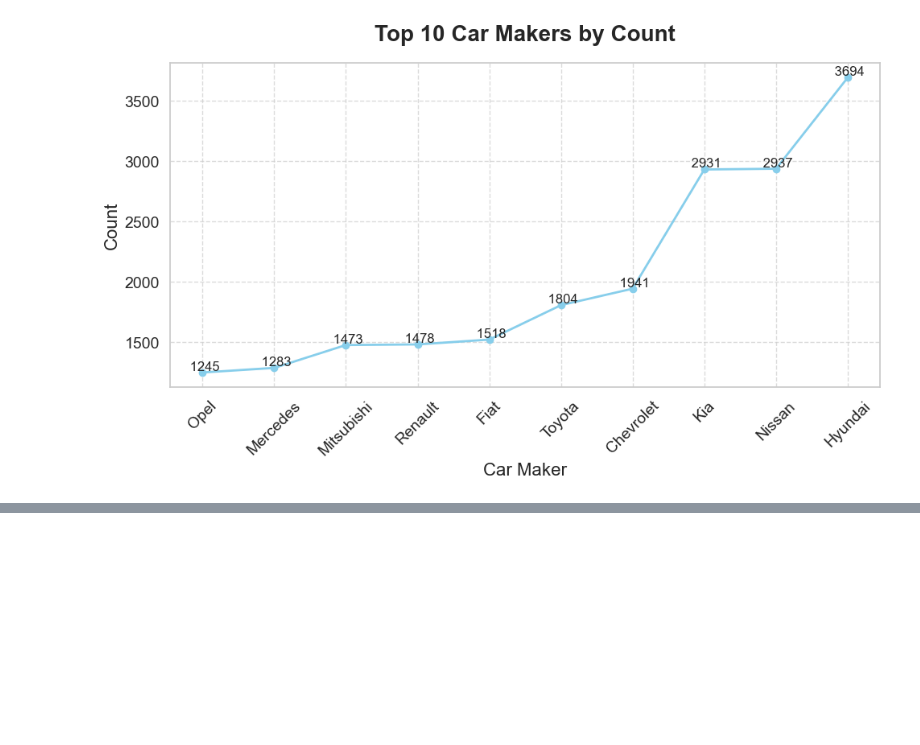
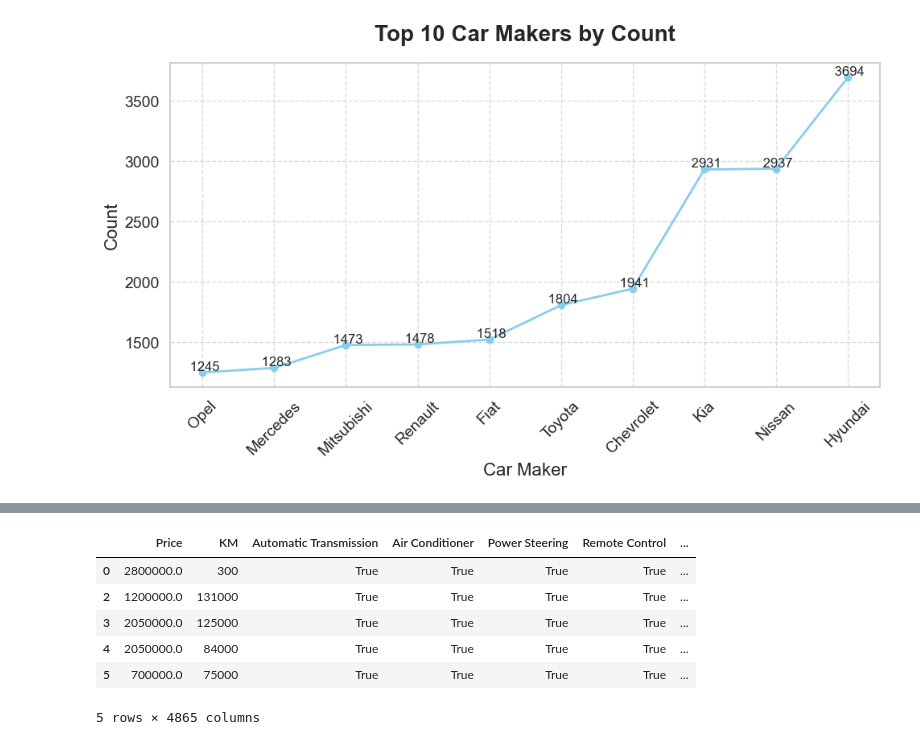
Before and after one commit to SridharGuggilla/Egyptian-Used-car-price-prediction, a Jupyter notebook: Egypt Used cars prediction.ipynb, the cells around one changed output, grey strips where cells are left out. Cells and saved outputs as stored; diff of their text form; code cells hidden in the pictures; blank space fills up the shorter version.

```diff
--- a/Egypt Used cars prediction.ipynb
+++ b/Egypt Used cars prediction.ipynb
@@ -210,0 +237,2 @@ fig.show()
+# %%
+df.drop(columns=['City', 'Date Displayed', 'Item URL'], inplace=True)
@@ -210,0 +252,13 @@ fig.show()
+# %%
+df.rename(columns={'Mileage': 'KM'}, inplace=True)
+# %%
+df = pd.get_dummies(df, columns=['Name','Make','Color','Model'], drop_first=True)
+df.head()
+# %% [output]
+|  | Price | KM | Automatic Transmission | Air Conditioner | Power Steering | Remote Control | ... |
+| 0 | 2800000.0 | 300 | True | True | True | True | ... |
+| 2 | 1200000.0 | 131000 | True | True | True | True | ... |
+| 3 | 2050000.0 | 125000 | True | True | True | True | ... |
+| 4 | 2050000.0 | 84000 | True | True | True | True | ... |
+| 5 | 700000.0 | 75000 | True | True | True | True | ... |
+5 rows × 4865 columns
```
Also changed, not shown: parts of 7 cells of this notebook.
